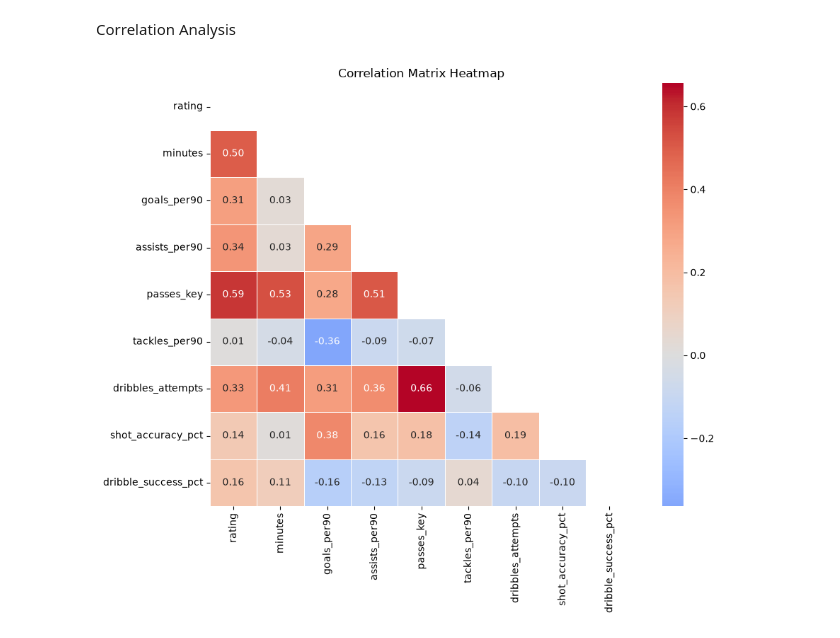
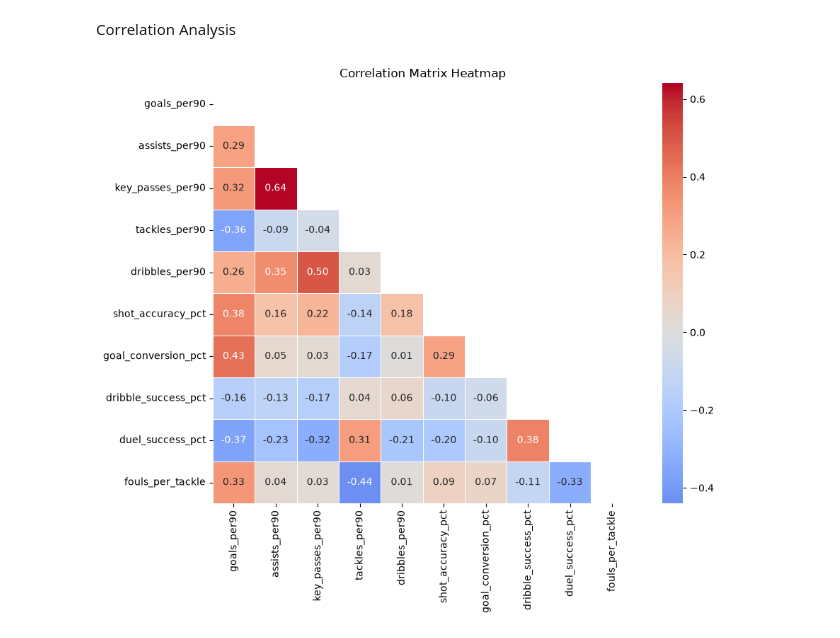
Before and after one commit to hquantran/soccer-analytics, a Jupyter notebook: rec_system/02_feature_engineering.ipynb, the cells around one changed output. Cells and saved outputs as stored; diff of their text form; code cells hidden in the pictures.

```diff
--- a/rec_system/02_feature_engineering.ipynb
+++ b/rec_system/02_feature_engineering.ipynb
@@ -63,7 +72,6 @@ memory usage: 5.6 MB
 df = df.drop(columns=['pass_accuracy_pct', 'passes_completed'])
 # %%
 # Position-conditional mean
-# DuckDB returns height/weight as nullable Int32 — convert to float before fillna(mean).
 conditional_mean_cols = [
     "shot_accuracy_pct",
     "goal_conversion_pct",
@@ -71,25 +79,26 @@ conditional_mean_cols = [
     "fouls_per_tackle",
     "duel_success_pct",
     "height_cm",
-    "weight_kg",
+    "weight_kg"
 ]
 
 for col in conditional_mean_cols:
-    df[col] = pd.to_numeric(df[col], errors="coerce").astype("float64")
     position_mean = df.groupby("position")[col].transform("mean")
-    df[col] = df[col].fillna(position_mean)  # position mean
-    df[col] = df[col].fillna(df[col].mean())  # global fallback
+
+    # Fill using the player's position mean
+    df[col] = df[col].astype(float).fillna(position_mean)
+
+    # Global mean as a fallback
+    df[col] = df[col].fillna(df[col].mean())
 # %%
 # Global mean
-# DuckDB returns age as nullable Int64 — convert to float before fillna(mean).
 global_mean_cols = [
     "rating",
-    "age",
+    "age"
 ]
 
 for col in global_mean_cols:
-    df[col] = pd.to_numeric(df[col], errors="coerce").astype("float64")
-    df[col] = df[col].fillna(df[col].mean())
+    df[col] = df[col].astype(float).fillna(df[col].mean())
 # %%
 # Nationality
 df["nationality"] = (
@@ -121,18 +130,27 @@ dtype: int64
 # %% [markdown]
 Correlation Analysis
 # %%
-cols = ['rating', 'minutes', 'goals_per90', 'assists_per90',
-        'passes_key', 'tackles_per90', 'dribbles_attempts',
-        'shot_accuracy_pct', 'dribble_success_pct']
+cols = [
+    'goals_per90',
+    'assists_per90',
+    'key_passes_per90',
+    'tackles_per90',
+    'dribbles_per90',
+    'shot_accuracy_pct',
+    'goal_conversion_pct',
+    'dribble_success_pct',
+    'duel_success_pct',
+    'fouls_per_tackle',
+]
 
 corr = df[cols].corr()
 mask = np.triu(np.ones_like(corr, dtype=bool))
 
 plt.figure(figsize=(10, 8))
 sns.heatmap(corr, mask=mask, annot=True, fmt=".2f", cmap="coolwarm",
             center=0, square=True, linewidths=0.5)
 plt.title("Correlation Matrix Heatmap")
 plt.tight_layout()
 plt.show()
 # %% [output]
-[figure, old version]
+[figure, new version]
```
Also changed, not shown: parts of 2 cells of this notebook, 3 other files.
